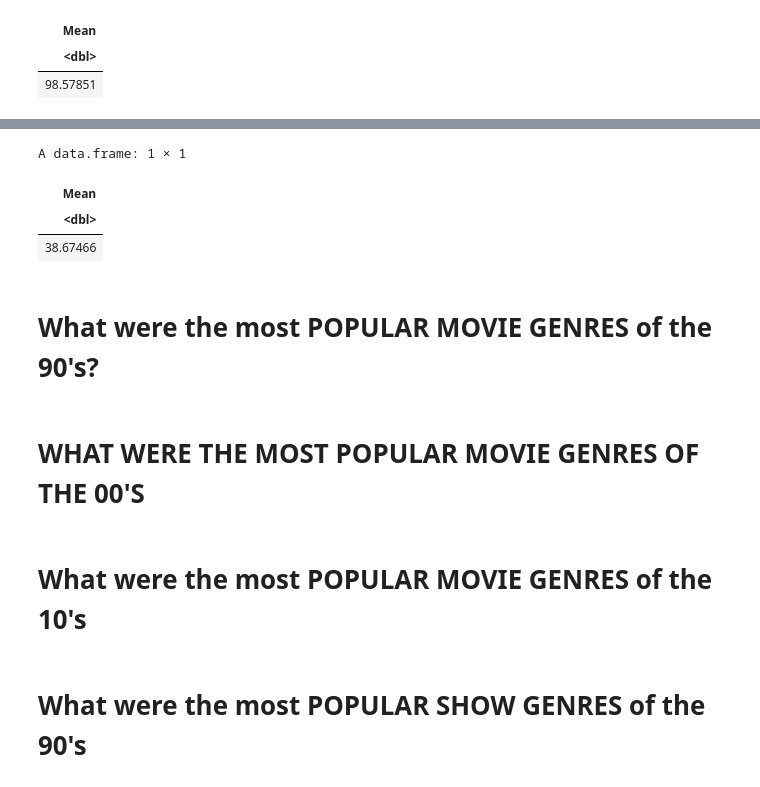
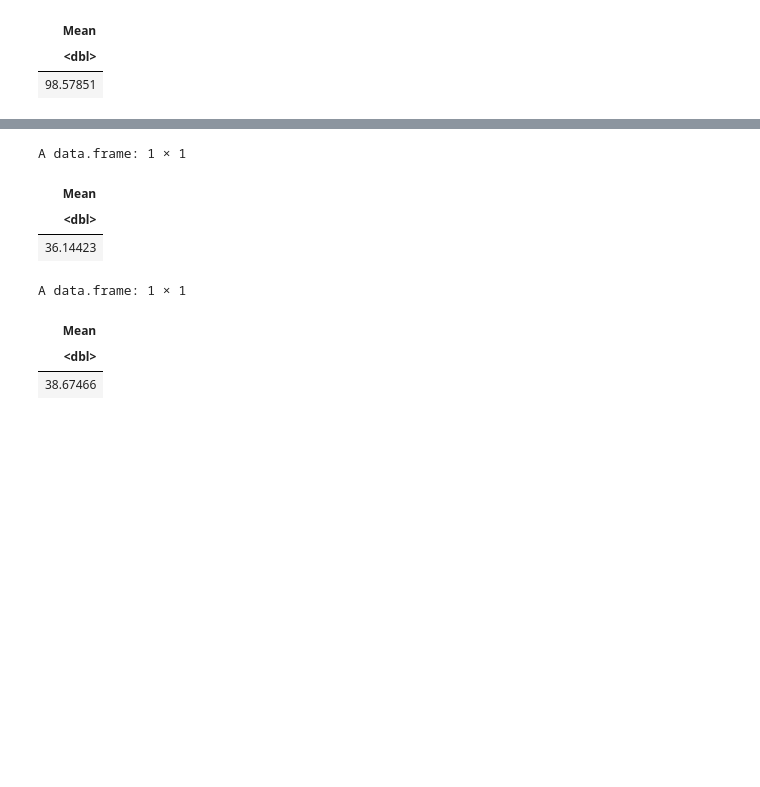
Before and after one commit to SummerEcho87/Group-Project-, a Jupyter notebook: Notebooks/HBO.ipynb, the cells around one changed output, grey strips where cells are left out. Drawn from its saved outputs; the diff is of its cells as text; code cells hidden in the pictures; blank space fills up the shorter version.

```diff
--- a/Notebooks/HBO.ipynb
+++ b/Notebooks/HBO.ipynb
@@ -284,6 +302,14 @@ A data.frame: 104 × 15
 | ts126804 | My MVP Valentine | SHOW | A young man whose life revolves a... | 2002 | TV-PG | 69 | ['drama'] | ... |
 | ts86241 | Le Robe De Mariage Des Cieux | SHOW | It was with much difficulty that ... | 2004 | TV-MA | 63 | [] | ... |
 | ts82592 | The Truth | SHOW | A devious businessman covets his ... | 2008 | TV-14 | 44 | ['thriller', 'drama'] | ... |
+# %%
+TotalMeansRunTime1SHOW00 <- HBOtitles1SHOW00 %>% summarize(Mean = mean(runtime))
+TotalMeansRunTime1SHOW00
+# %% [output]
+A data.frame: 1 × 1
+| Mean |
+| <dbl> |
+| 36.14423 |
 # %%
 TotalMeansRunTime1SHOW10 <- HBOtitles1SHOW10 %>% summarize(Mean = mean(runtime))
 TotalMeansRunTime1SHOW10
@@ -292,11 +318,3 @@ A data.frame: 1 × 1
 | Mean |
 | <dbl> |
 | 38.67466 |
-# %% [markdown]
-# What were the most POPULAR MOVIE GENRES of the 90's?
-# %% [markdown]
-# WHAT WERE THE MOST POPULAR MOVIE GENRES OF THE 00'S
-# %% [markdown]
-# What were the most POPULAR MOVIE GENRES of the 10's
-# %% [markdown]
-# What were the most POPULAR SHOW GENRES of the 90's
```
Also changed, not shown: parts of 56 cells of this notebook.
